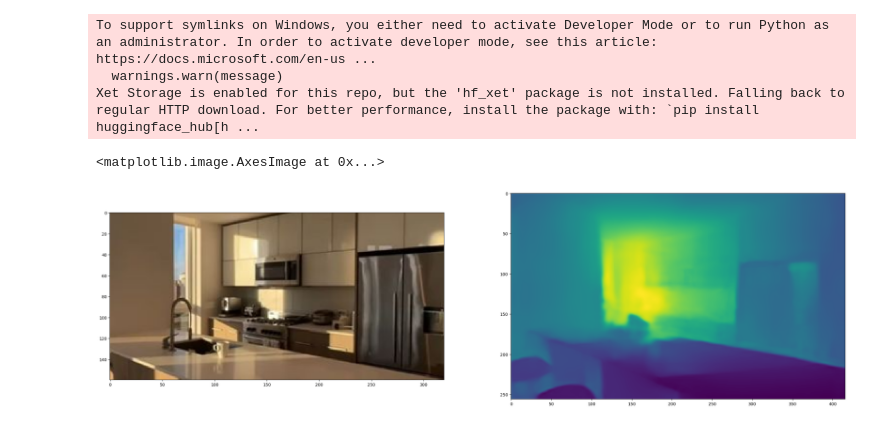
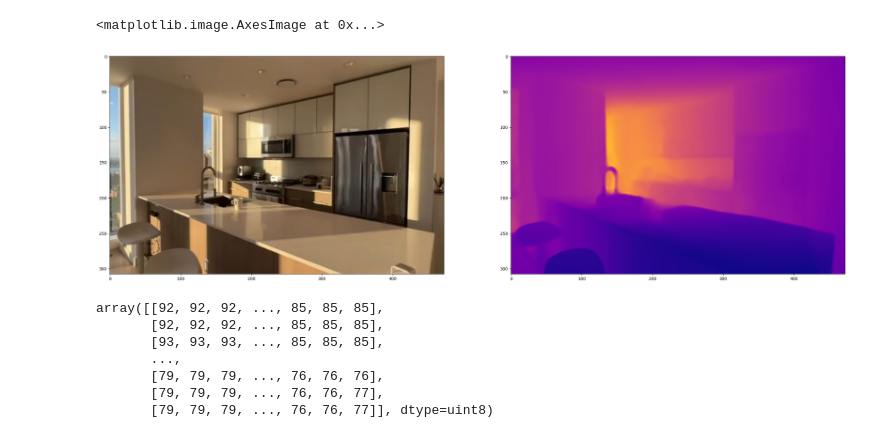
Before and after one commit to kylershu144/depth3D, a Jupyter notebook: src/sandbox.ipynb, the cells around one changed output. Cells and saved outputs as stored; diff of their text form; code cells hidden in the pictures.

```diff
--- a/src/sandbox.ipynb
+++ b/src/sandbox.ipynb
@@ -7,34 +13,51 @@ from transformers import GLPNImageProcessor, GLPNForDepthEstimation
 # %%
-feature_extractor = GLPNImageProcessor.from_pretrained("vinvino02/glpn-nyu")
-model = GLPNForDepthEstimation.from_pretrained("vinvino02/glpn-nyu")
+image_processor = AutoImageProcessor.from_pretrained("Intel/zoedepth-nyu-kitti", use_fast=True)
+model = ZoeDepthForDepthEstimation.from_pretrained("Intel/zoedepth-nyu-kitti")
-# %% [output]
-To support symlinks on Windows, you either need to activate Developer Mode or to run Python as an administrator. In order to activate developer mode, see this article: https://docs.microsoft.com/en-us ...
-  warnings.warn(message)
-Xet Storage is enabled for this repo, but the 'hf_xet' package is not installed. Falling back to regular HTTP download. For better performance, install the package with: `pip install huggingface_hub[h ...
 # %%
 image = Image.open("../data/a3.jpg")
-new_height = 480 if image.height > 480 else image.height
-new_height -= (new_height % 32)
-new_width = int(new_height * image.width / image.height)
-diff = new_width % 32
-new_width = new_width - diff if diff < 16 else new_width + 32 - diff
-new_size = (new_width, new_height)
-image = image.resize(new_size)
+# new_height = 480 if image.height > 480 else image.height
+# new_height -= (new_height % 32)
+# new_width = int(new_height * image.width / image.height)
+# diff = new_width % 32
+# new_width = new_width - diff if diff < 16 else new_width + 32 - diff
+# new_size = (new_width, new_height)
+# image = image.resize(new_size)
 # %%
-inputs = feature_extractor(images=image, return_tensors="pt")
+inputs = image_processor(images=image, return_tensors="pt")
 # %%
 with torch.no_grad():
     outputs = model(**inputs)
-    predicted_depth = outputs.predicted_depth
+    # predicted_depth = outputs.predicted_depth
+# %%
+post_processed_output = image_processor.post_process_depth_estimation(
+    outputs,
+    source_sizes=[(image.height, image.width)],
+)
+
+# visualize the prediction
+predicted_depth = post_processed_output[0]["predicted_depth"]
+depth = predicted_depth * 255 / predicted_depth.max()
+depth = depth.detach().cpu().numpy()
+depth = depth.astype("uint8")
 # %%
-pad = 16
-output = predicted_depth.squeeze().cpu().numpy() * 1000.0
-output = output[pad:-pad, pad:-pad]
-image = image.crop((pad, pad, image.width - pad, image.height - pad))
+# pad = 16
+# output = predicted_depth.squeeze().cpu().numpy() * 1000.0
+# output = output[pad:-pad, pad:-pad]
+# img = image.crop((pad, pad, image.width - pad, image.height - pad))
 
 fig, ax = plt.subplots(1, 2, figsize=(32, 16))
 ax[0].imshow(image)
-ax[1].imshow(output)
+ax[1].imshow(depth, cmap="plasma")
 # %% [output]
 <matplotlib.image.AxesImage at 0x...>
-[figure, old version]
+[figure, new version]
+# %%
+depth
+# %% [output]
+array([[92, 92, 92, ..., 85, 85, 85],
+       [92, 92, 92, ..., 85, 85, 85],
+       [93, 93, 93, ..., 85, 85, 85],
+       ...,
+       [79, 79, 79, ..., 76, 76, 76],
+       [79, 79, 79, ..., 76, 76, 77],
+       [79, 79, 79, ..., 76, 76, 77]], dtype=uint8)
```
Also changed, not shown: parts of 9 cells of this notebook, 8 other files.
